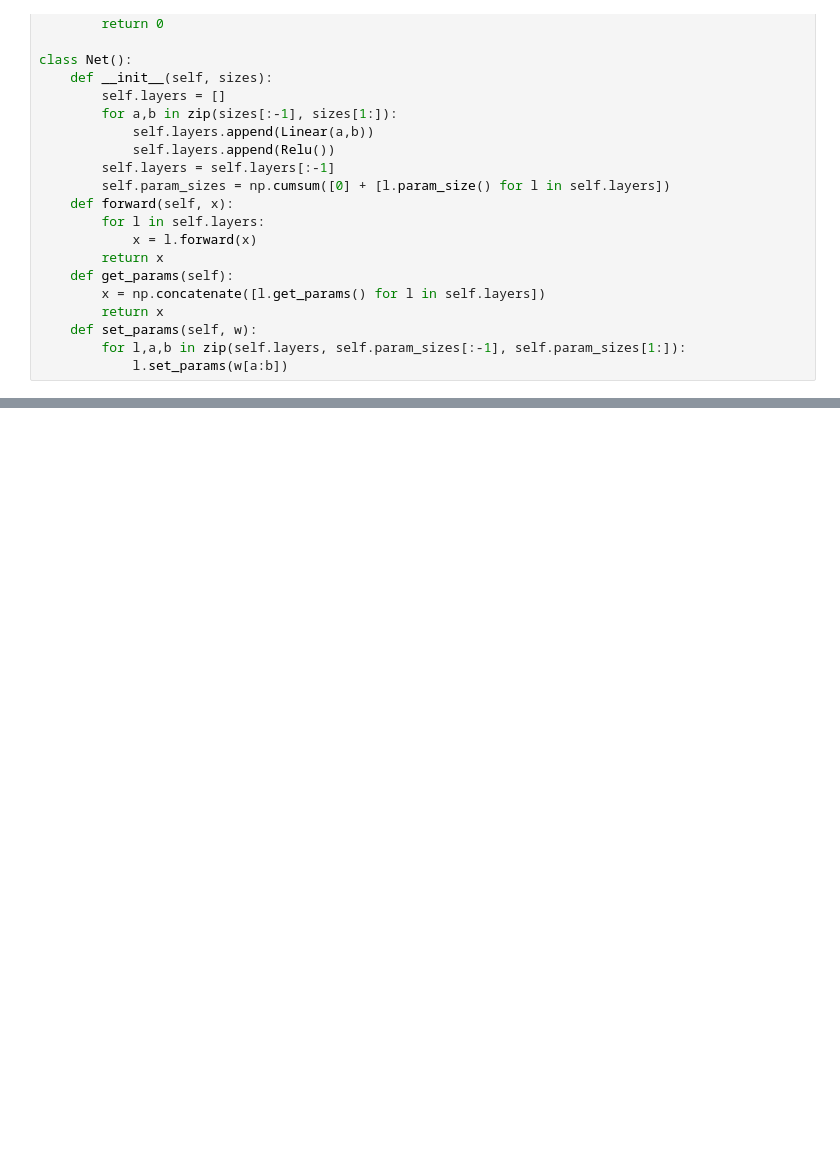
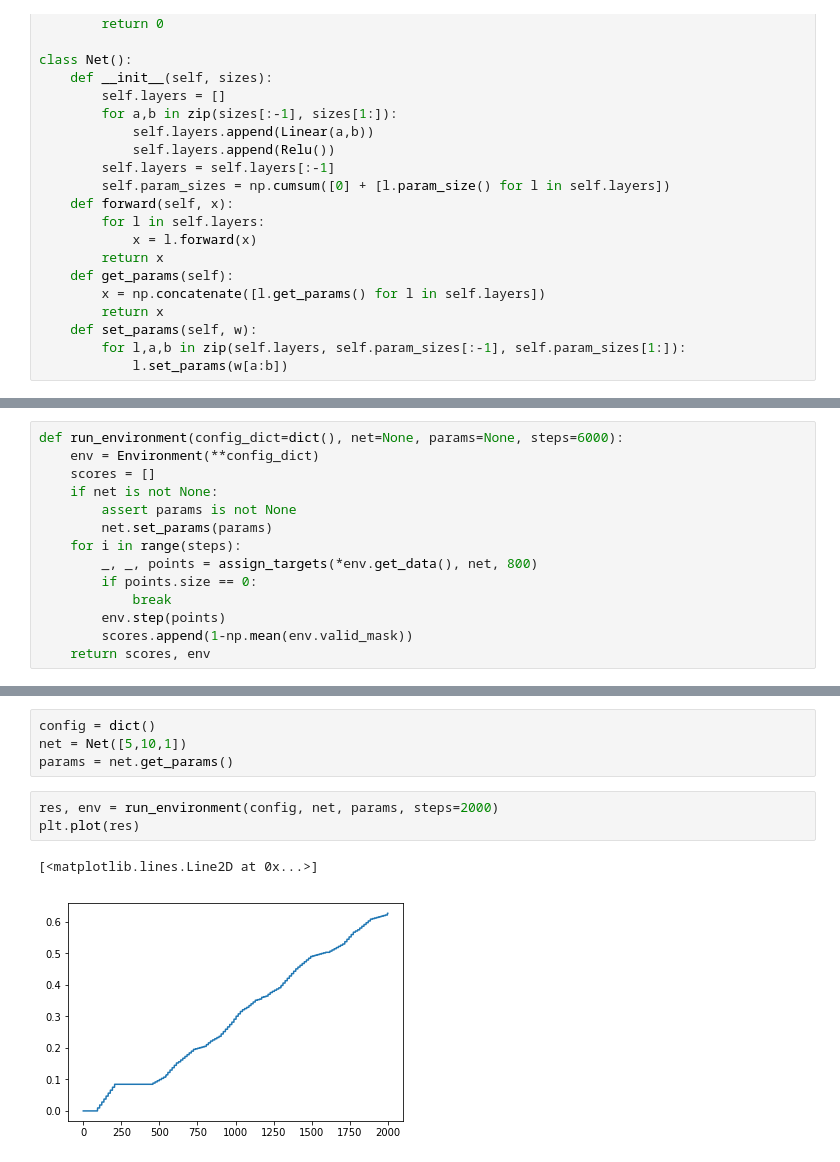
Before and after one commit to BeloborodovDS/AramcoUpstream, a Jupyter notebook: drones.ipynb, the cells around one changed output, grey strips where cells are left out. Drawn from its saved outputs; the diff is of its cells as text; blank space fills up the shorter version.

```diff
--- a/drones.ipynb
+++ b/drones.ipynb
@@ -349,0 +308,14 @@ for i in range(2000):
+# %%
+def run_environment(config_dict=dict(), net=None, params=None, steps=6000):
+    env = Environment(**config_dict)
+    scores = []
+    if net is not None:
+        assert params is not None
+        net.set_params(params)
+    for i in range(steps):
+        _, _, points = assign_targets(*env.get_data(), net, 800)
+        if points.size == 0:
+            break
+        env.step(points)
+        scores.append(1-np.mean(env.valid_mask))
+    return scores, env
@@ -349,0 +324,10 @@ for i in range(2000):
+# %%
+config = dict()
+net = Net([5,10,1])
+params = net.get_params()
+# %%
+res, env = run_environment(config, net, params, steps=2000)
+plt.plot(res)
+# %% [output]
+[<matplotlib.lines.Line2D at 0x...>]
+[figure, added]
```
Also changed, not shown: parts of 17 cells of this notebook, 1 other file.
